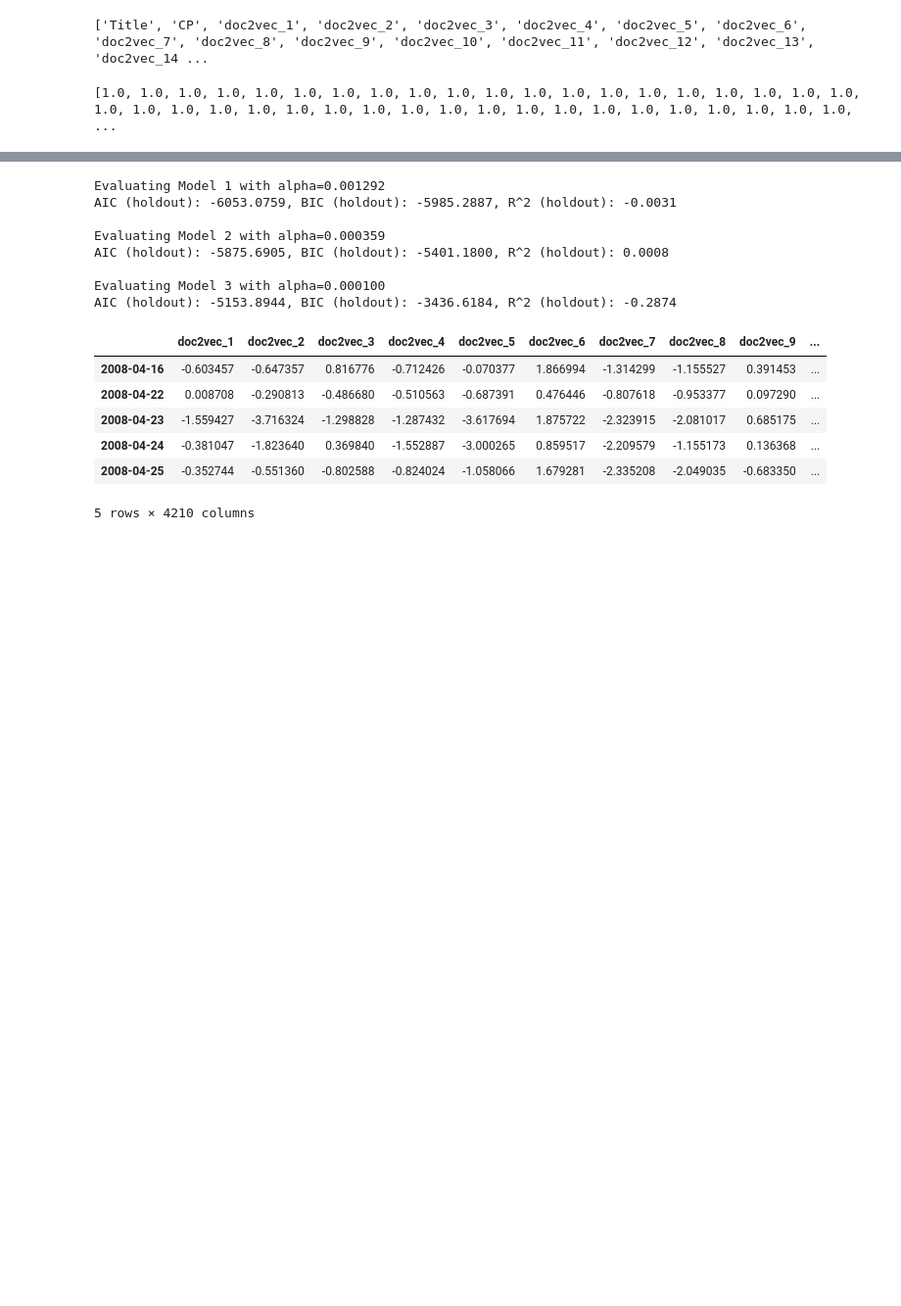
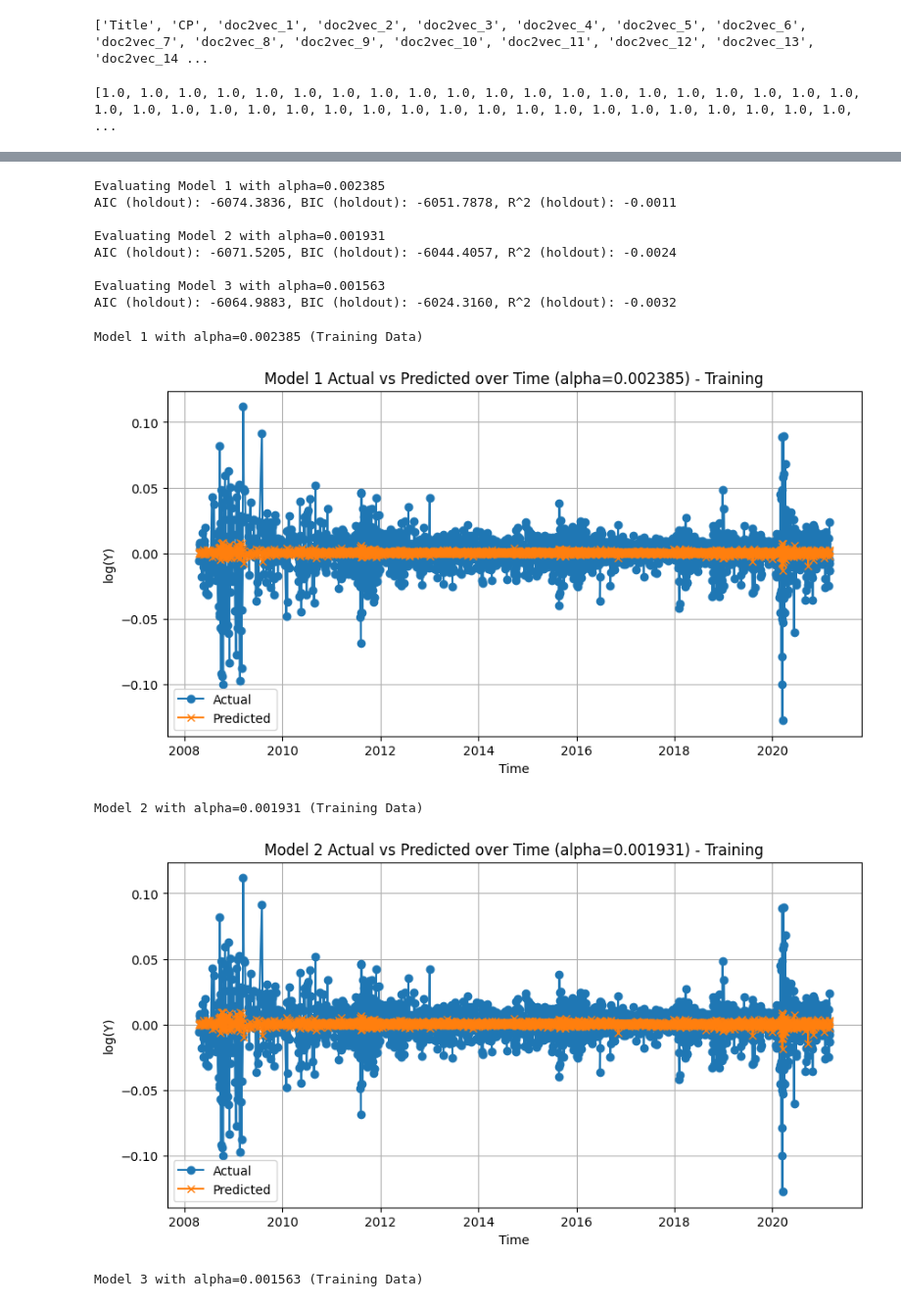
Before and after one commit to tracesauter/news-financial-sentiment, a Jupyter notebook: Time Series Lasso/time_series_with_macro.ipynb, the cells around one changed output, grey strips where cells are left out. Shown at 98% size. Drawn from its saved outputs; the diff is of its cells as text; code cells hidden in the pictures; blank space fills up the shorter version.

Commit message:
Added plots

```diff
--- a/Time Series Lasso/time_series_with_macro.ipynb
+++ b/Time Series Lasso/time_series_with_macro.ipynb
@@ -13,8 +13,6 @@ import requests
 import pandas as pd
 # %%
 df = pd.read_csv('data_with_doc2vec.csv')
-# %%
-df = pd.read_csv(file)
 # %%
 print(df.head)
 # %% [output]
@@ -40,7 +38,7 @@ df.shape
 # %% [output]
 (19127, 104)
 # %%
-df2 = pd.read_csv(path + "add_lexicon_sentiment_to_headlines.csv")
+df2 = pd.read_csv("add_lexicon_sentiment_to_headlines.csv")
 df2 = df2.drop(columns=["ma5", "return", "target", "CP", "Date", "next_close"]).drop_duplicates()
 print(df2.shape)
 # %% [output]
@@ -198,7 +196,7 @@ for i in range(1321,1351):
 # %%
 df_combined = df_combined.sort_index()
 lags = range(1, 11)
-doc2vec_range = range(1, 100)
+doc2vec_range = range(1, 101)
 
 # Columns to lag
 cols_to_lag = ['CP', 'sent_sum', 'sent_avg'] + \
@@ -511,7 +509,7 @@ top_models = []
 # Time series CV
 tscv = TimeSeriesSplit(n_splits=4)
 
-alphas = np.logspace(-4, 1, 10)
+alphas = np.logspace(-4, .5, 50)
 
 for alpha in alphas:
     bic_fold_scores = []
@@ -662,21 +660,41 @@ for i, model_info in enumerate(top_models):
 
     print(f"AIC (holdout): {aic_holdout:.4f}, BIC (holdout): {bic_holdout:.4f}, R^2 (holdout): {r2_holdout:.4f}")
 # %% [output]
-Evaluating Model 1 with alpha=0.001292
-AIC (holdout): -6053.0759, BIC (holdout): -5985.2887, R^2 (holdout): -0.0031
+Evaluating Model 1 with alpha=0.002385
+AIC (holdout): -6074.3836, BIC (holdout): -6051.7878, R^2 (holdout): -0.0011
 
-Evaluating Model 2 with alpha=0.000359
-AIC (holdout): -5875.6905, BIC (holdout): -5401.1800, R^2 (holdout): 0.0008
+Evaluating Model 2 with alpha=0.001931
+AIC (holdout): -6071.5205, BIC (holdout): -6044.4057, R^2 (holdout): -0.0024
 
-Evaluating Model 3 with alpha=0.000100
-AIC (holdout): -5153.8944, BIC (holdout): -3436.6184, R^2 (holdout): -0.2874
+Evaluating Model 3 with alpha=0.001563
+AIC (holdout): -6064.9883, BIC (holdout): -6024.3160, R^2 (holdout): -0.0032
 # %%
-X_weighted.head()
+for i, model_info in enumerate(top_models):
+    alpha = model_info['alpha']
+    print(f"\nModel {i+1} with alpha={alpha:.6f} (Training Data)")
+
+    # Fit model on full training data
+    lasso = Lasso(alpha=alpha, max_iter=10000)
+    lasso.fit(X_weighted, log_y_clean)
+
+    # Predict on training data
+    y_pred_train = lasso.predict(X_weighted)
+
+    # Compute metrics on training data (optional)...
+
+    # Plot actual and predicted over time using index as time
+    plt.figure(figsize=(10,5))
+    plt.plot(X_weighted.index, log_y_clean, label='Actual', marker='o')
+    plt.plot(X_weighted.index, y_pred_train, label='Predicted', marker='x')
+    plt.xlabel('Time')
+    plt.ylabel('log(Y)')
+    plt.title(f'Model {i+1} Actual vs Predicted over Time (alpha={alpha:.6f}) - Training')
+    plt.legend()
+    plt.grid(True)
+    plt.show()
 # %% [output]
-|  | doc2vec_1 | doc2vec_2 | doc2vec_3 | doc2vec_4 | doc2vec_5 | doc2vec_6 | doc2vec_7 | doc2vec_8 | doc2vec_9 | ... |
-| 2008-04-16 | -0.603457 | -0.647357 | 0.816776 | -0.712426 | -0.070377 | 1.866994 | -1.314299 | -1.155527 | 0.391453 | ... |
-| 2008-04-22 | 0.008708 | -0.290813 | -0.486680 | -0.510563 | -0.687391 | 0.476446 | -0.807618 | -0.953377 | 0.097290 | ... |
-| 2008-04-23 | -1.559427 | -3.716324 | -1.298828 | -1.287432 | -3.617694 | 1.875722 | -2.323915 | -2.081017 | 0.685175 | ... |
-| 2008-04-24 | -0.381047 | -1.823640 | 0.369840 | -1.552887 | -3.000265 | 0.859517 | -2.209579 | -1.155173 | 0.136368 | ... |
-| 2008-04-25 | -0.352744 | -0.551360 | -0.802588 | -0.824024 | -1.058066 | 1.679281 | -2.335208 | -2.049035 | -0.683350 | ... |
-5 rows × 4210 columns
+Model 1 with alpha=0.002385 (Training Data)
+[figure, added]
+Model 2 with alpha=0.001931 (Training Data)
+[figure, added]
+Model 3 with alpha=0.001563 (Training Data)
```
Also changed, not shown: parts of 8 cells of this notebook, 1 other file.
